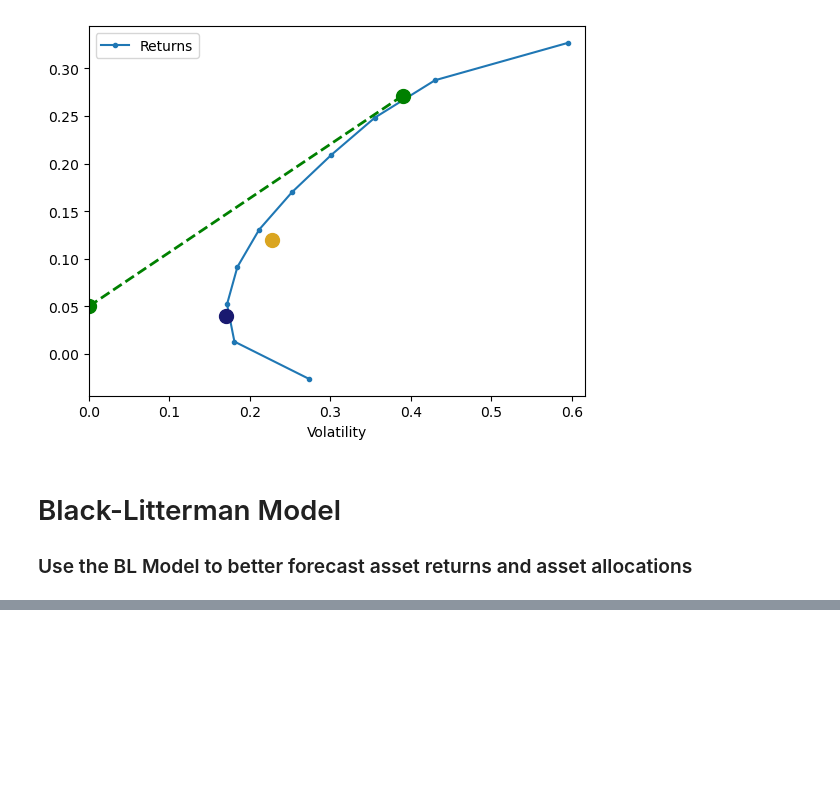
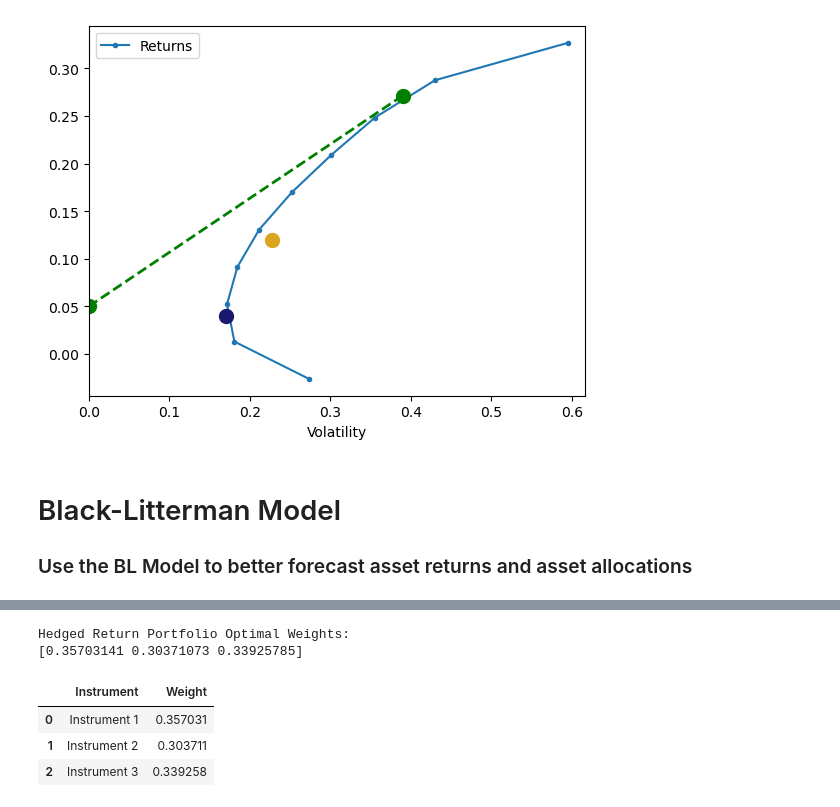
Before and after one commit to francisc112/APPLIED_FINANCE_ANALYTICS, a Jupyter notebook: ASSET_ALLOCATION/Principles_Asset_Allocation.ipynb, the cells around one changed output, grey strips where cells are left out. Cells and saved outputs as stored; diff of their text form; code cells hidden in the pictures; blank space fills up the shorter version.

Commit message:
Add Bond Portfolio exercises

```diff
--- a/ASSET_ALLOCATION/Principles_Asset_Allocation.ipynb
+++ b/ASSET_ALLOCATION/Principles_Asset_Allocation.ipynb
@@ -275,0 +340,58 @@ port_stats.plot_ef(10,returns,cov_matrix,show_ew=True, show_gmv=True,show_cml=Tr
+# %%
+import numpy as np
+from scipy.optimize import minimize
+import pandas as pd
+
+# Parameters for Hedged Return Portfolio
+mu = np.array([0.08, 0.12, 0.02])   # Expected returns for three instruments
+Sigma = np.array([[0.1, 0.03, 0.01],
+                  [0.03, 0.2, 0.02],
+                  [0.01, 0.02, 0.05]])  # Covariance matrix
+beta = np.array([1.0, 0.5, -1.5])     # Beta sensitivities of each instrument
+risk_threshold = 0.05                 # Maximum acceptable portfolio variance
+
+# Objective function: maximize expected return.
+# Since SciPy minimizes, we minimize the negative of expected return.
+def hedged_return_objective(w):
+    return -np.dot(mu, w)
+
+# Constraint: portfolio must be beta neutral with respect to the liability factor.
+def beta_constraint(w):
+    return np.dot(beta, w)  # should equal 0
+
+# Constraint: portfolio risk (variance) must be below the risk threshold.
+def risk_constraint(w):
+    risk = np.dot(w, np.dot(Sigma, w))
+    return risk_threshold - risk  # inequality: risk <= threshold
+
+# Constraints: full investment, zero beta, and risk constraint.
+constraints = [
+    {'type': 'eq', 'fun': lambda w: np.sum(w) - 1},   # weights sum to 1
+    {'type': 'eq', 'fun': beta_constraint},             # beta neutrality
+    {'type': 'ineq', 'fun': risk_constraint}            # risk must be below threshold
+]
+# Bounds: no short selling.
+bounds = [(0, 1) for _ in range(len(mu))]
+
+# Initial guess for weights
+w0 = np.array([1/3, 1/3, 1/3])
+
+# Solve the optimization problem.
+result = minimize(hedged_return_objective, w0, bounds=bounds, constraints=constraints)
+
+print("Hedged Return Portfolio Optimal Weights:")
+print(result.x)
+
+# Presenting results using a DataFrame.
+df_hedged = pd.DataFrame({
+    'Instrument': ['Instrument 1', 'Instrument 2', 'Instrument 3'],
+    'Weight': result.x
+})
+df_hedged
+# %% [output]
+Hedged Return Portfolio Optimal Weights:
+[0.35703141 0.30371073 0.33925785]
+|  | Instrument | Weight |
+| 0 | Instrument 1 | 0.357031 |
+| 1 | Instrument 2 | 0.303711 |
+| 2 | Instrument 3 | 0.339258 |
```
Also changed, not shown: parts of 8 cells of this notebook, 2 other files.
